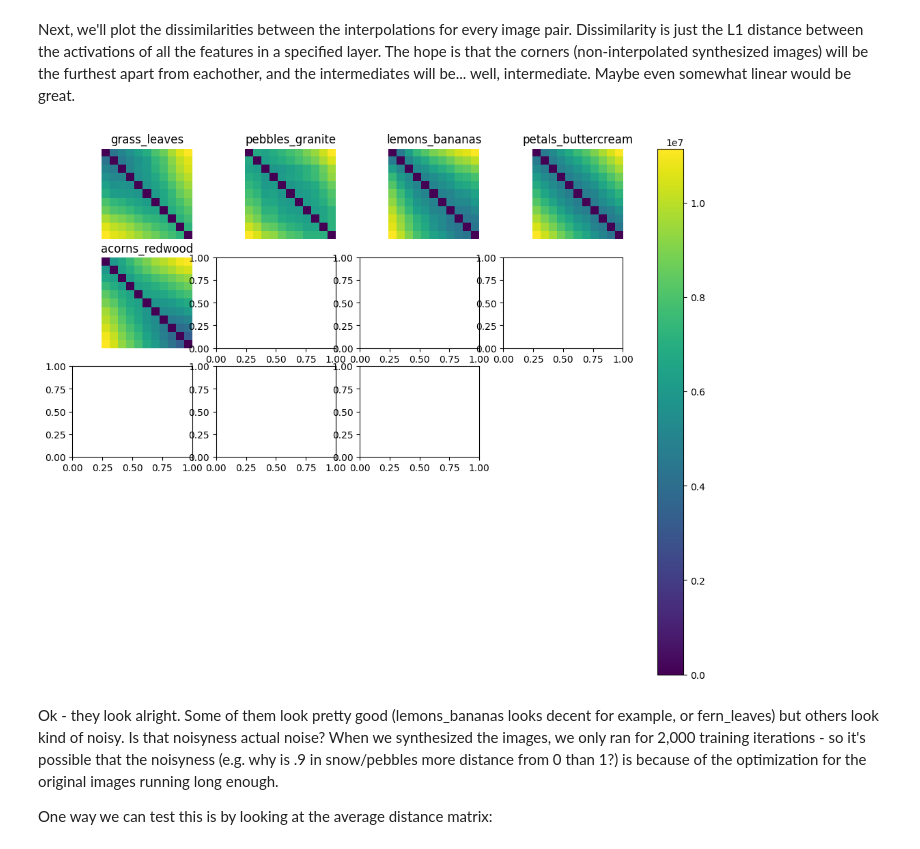
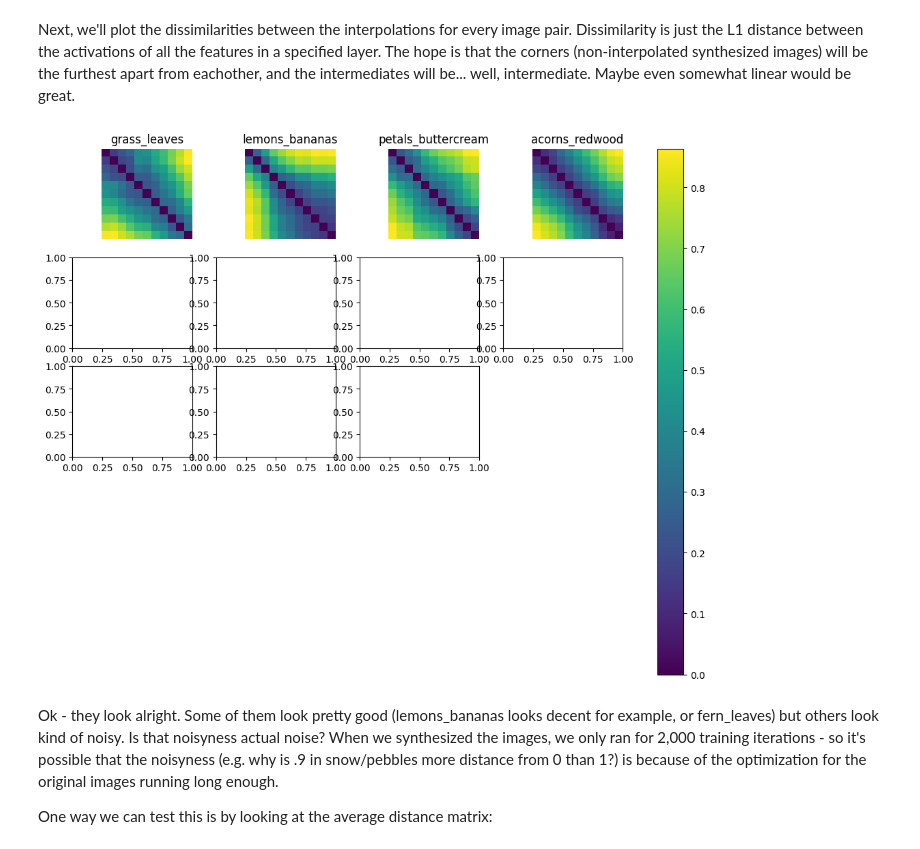
Before and after one commit to joshmw/interp, a Jupyter notebook: distanceCheck.ipynb, the cells around one changed output. Saved outputs shown, nothing was run; the diff lists cells and outputs as text; code cells hidden in the pictures.

```diff
--- a/distanceCheck.ipynb
+++ b/distanceCheck.ipynb
@@ -61,8 +61,11 @@ constraint = '10x10';
 #image2Names = ['redwood', 'b6', 'moss', 'grass', 'buttercream', 'beads', 'leaves', 'leaves', 'bananas', 'grass', \
 #         'leaves', 'yellowGems', 'licorice', 'sky', 'granite', 'grass', 'moss', 'rockwall', 'cherries']
 
-image1Names = ['grass', 'pebbles', 'lemons', 'petals', 'acorns']
-image2Names = ['leaves', 'granite', 'bananas', 'buttercream', 'redwood']
+image1Names = ['grass', 'lemons', 'petals', 'acorns']
+image2Names = ['leaves', 'bananas', 'buttercream', 'redwood']
+
+#image1Names = ['grass', 'lemons', ]
+#image2Names = ['leaves', 'bananas', ]
 
 # get interp parameters
 interpNames = [f"{string1}_{string2}" for string1, string2 in zip(image1Names, image2Names)]
@@ -82,7 +85,7 @@ for interpName in interpNames:
         imageName = interpName + str(interpValue);
         # Different name if doing activation loss images
         if activationLoss == 1:
-            img_path = 'out_activations_bal/' + image1Names[imageIndex] + '_' + str(interpValue) + '_' + image2Names[imageIndex] + '_' + constraint + '_pool4_smp1.png'
+            img_path = 'fades/' + image1Names[imageIndex] + '_' + str(interpValue) + '_' + image2Names[imageIndex] + '_pool4_smp1.png'
         print(img_path)
         img = image.load_img(img_path, target_size=(224, 224));
         x = image.img_to_array(img);
@@ -133,38 +136,39 @@ out/acorns_redwood/10x10/acorns_1.0_redwood_10x10_pool4_smp1.png
 Next, we'll plot the dissimilarities between the interpolations for every image pair. Dissimilarity is just the L1 distance between the activations of all the features in a specified layer. The hope is that the corners (non-interpolated synthesized images) will be the furthest apart from eachother, and the intermediates will be... well, intermediate. Maybe even somewhat linear would be great.
 # %%
 # set your layer - numbers defined earlier
-layer = pool4
+layer = pool5
 
 # get L1 distance between all images
 distances = np.zeros((len(imageNames),len(imageNames)))
 for im1 in range(len(imageNames)):
     for im2 in range(len(imageNames)):
-        distances[im1,im2] = np.sum(np.abs(allActivations[imageNames[im1]][layer] - allActivations[imageNames[im2]][layer]))
+        #distances[im1,im2] = np.sum(np.abs(allActivations[imageNames[im1]][layer] - allActivations[imageNames[im2]][layer]))
+        distances[im1,im2] = scipy.spatial.distance.cosine(allActivations[imageNames[im1]][layer].flatten(), allActivations[imageNames[im2]][layer].flatten())
 
 # pull out the individual interpolations
 singleInterpDistanceMatrices = {}; nameIndex = 0;
 for interpImage in range(0, distances.shape[0], len(interpValues)):
     singleInterpDistanceMatrices[interpNames[nameIndex]] = \
     distances[interpImage:interpImage+len(interpValues), interpImage:interpImage+len(interpValues)];
 
     nameIndex+=1
 
 # plot individual matrices
 avgDistance = np.zeros((len(interpValues), len(interpValues)))
 fig, axes = plt.subplots(nrows=5, ncols=4, figsize=(13, 10))
 for sub in range(len(interpNames)):
     im = axes.flatten()[sub].imshow(singleInterpDistanceMatrices[interpNames[sub]])
     axes.flatten()[sub].set_title(interpNames[sub])
     axes.flatten()[sub].axis('off')
     avgDistance += singleInterpDistanceMatrices[interpNames[sub]]
 
 # hide extra subplots
 for ax in axes.flatten()[len(interpValues):]:
     ax.axis('off')
 
 fig.colorbar(im, ax=axes);
 # %% [output]
-[figure, old version]
+[figure, new version]
 # %% [markdown]
 Ok - they look alright. Some of them look pretty good (lemons_bananas looks decent for example, or fern_leaves) but others look kind of noisy. Is that noisyness actual noise? When we synthesized the images, we only ran for 2,000 training iterations - so it's possible that the noisyness (e.g. why is .9 in snow/pebbles more distance from 0 than 1?) is because of the optimization for the original images running long enough.
 
```
Also changed, not shown: parts of 9 cells of this notebook.
